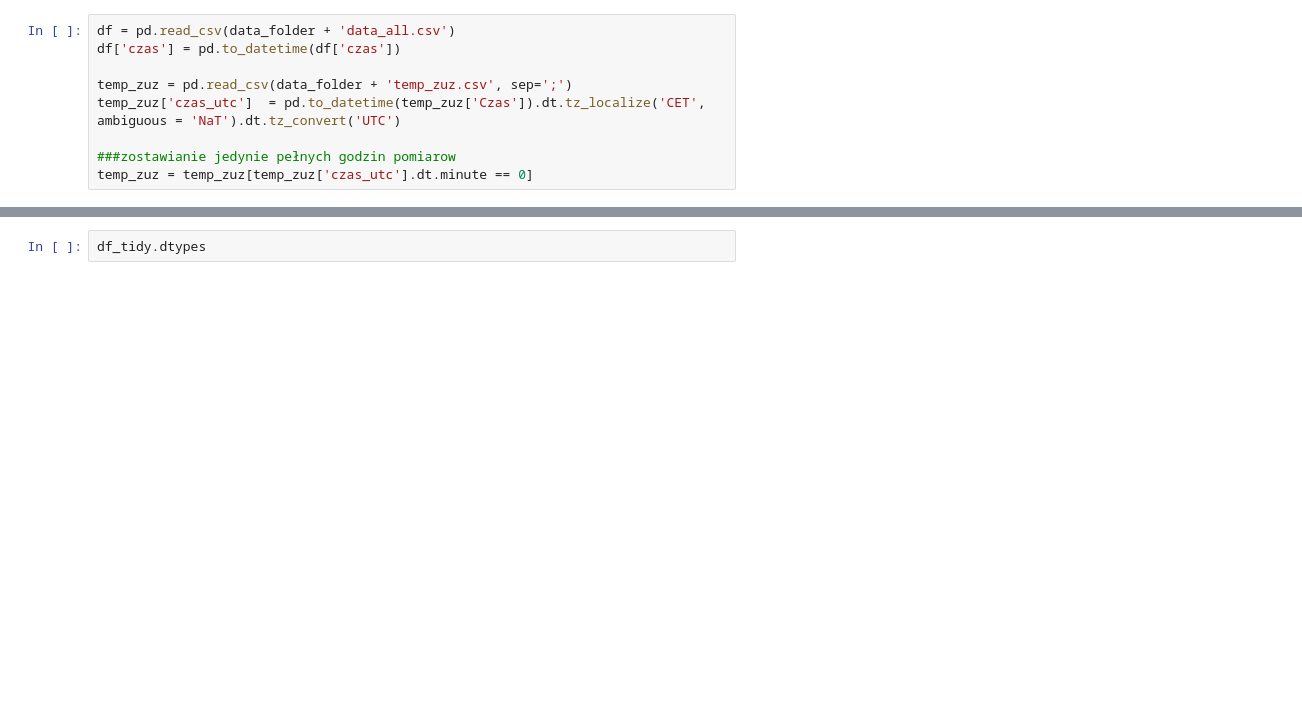
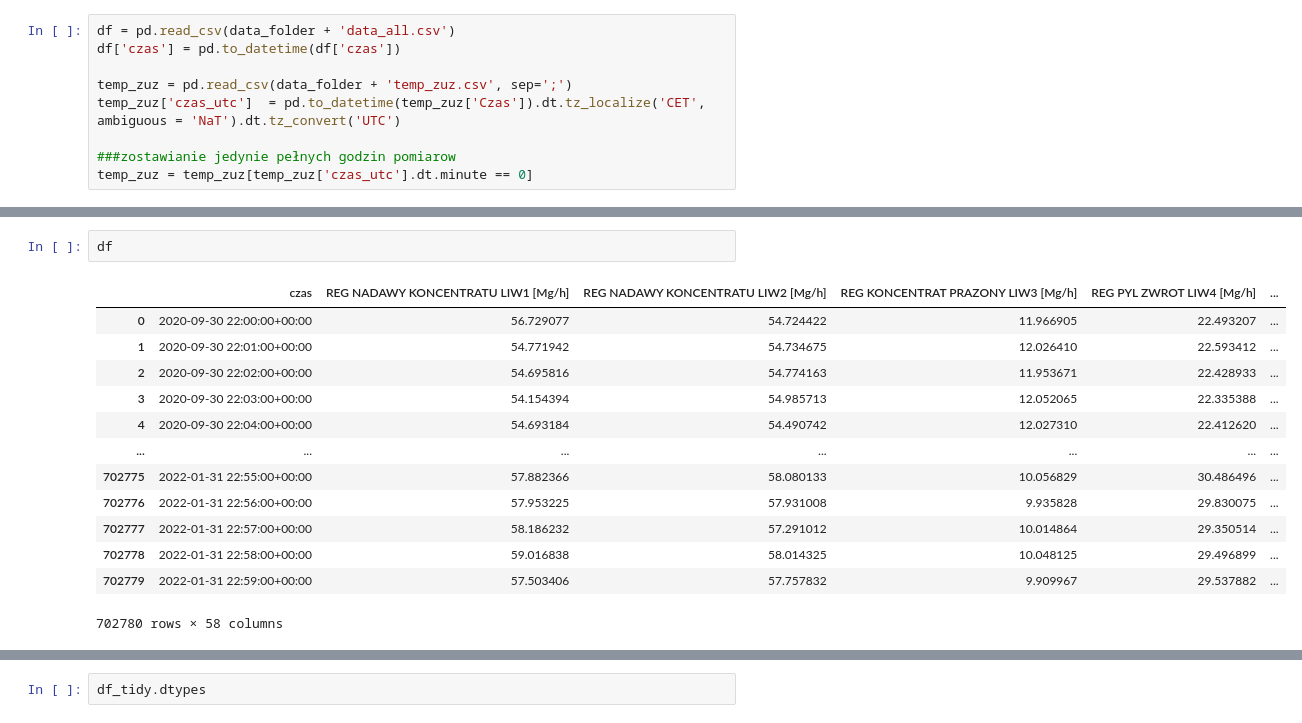
Before and after one commit to vermator/CuclumVallem, a Jupyter notebook: Code.ipynb, the cells around one changed output, grey strips where cells are left out. Saved outputs shown, nothing was run; the diff lists cells and outputs as text; blank space fills up the shorter version.

```diff
--- a/Code.ipynb
+++ b/Code.ipynb
@@ -23,3 +39,19 @@ temp_zuz = temp_zuz[temp_zuz['czas_utc'].dt.minute == 0]
+# %%
+df
+# %% [output]
+|  | czas | REG NADAWY KONCENTRATU LIW1 [Mg/h] | REG NADAWY KONCENTRATU LIW2 [Mg/h] | REG KONCENTRAT PRAZONY LIW3 [Mg/h] | REG PYL ZWROT LIW4 [Mg/h] | ... |
+| 0 | 2020-09-30 22:00:00+00:00 | 56.729077 | 54.724422 | 11.966905 | 22.493207 | ... |
+| 1 | 2020-09-30 22:01:00+00:00 | 54.771942 | 54.734675 | 12.026410 | 22.593412 | ... |
+| 2 | 2020-09-30 22:02:00+00:00 | 54.695816 | 54.774163 | 11.953671 | 22.428933 | ... |
+| 3 | 2020-09-30 22:03:00+00:00 | 54.154394 | 54.985713 | 12.052065 | 22.335388 | ... |
+| 4 | 2020-09-30 22:04:00+00:00 | 54.693184 | 54.490742 | 12.027310 | 22.412620 | ... |
+| ... | ... | ... | ... | ... | ... | ... |
+| 702775 | 2022-01-31 22:55:00+00:00 | 57.882366 | 58.080133 | 10.056829 | 30.486496 | ... |
+| 702776 | 2022-01-31 22:56:00+00:00 | 57.953225 | 57.931008 | 9.935828 | 29.830075 | ... |
+| 702777 | 2022-01-31 22:57:00+00:00 | 58.186232 | 57.291012 | 10.014864 | 29.350514 | ... |
+| 702778 | 2022-01-31 22:58:00+00:00 | 59.016838 | 58.014325 | 10.048125 | 29.496899 | ... |
+| 702779 | 2022-01-31 22:59:00+00:00 | 57.503406 | 57.757832 | 9.909967 | 29.537882 | ... |
+702780 rows × 58 columns
 # %%
 df_tidy = pd.DataFrame()
 
```
Also changed, not shown: parts of 19 cells of this notebook, 2 other files.
